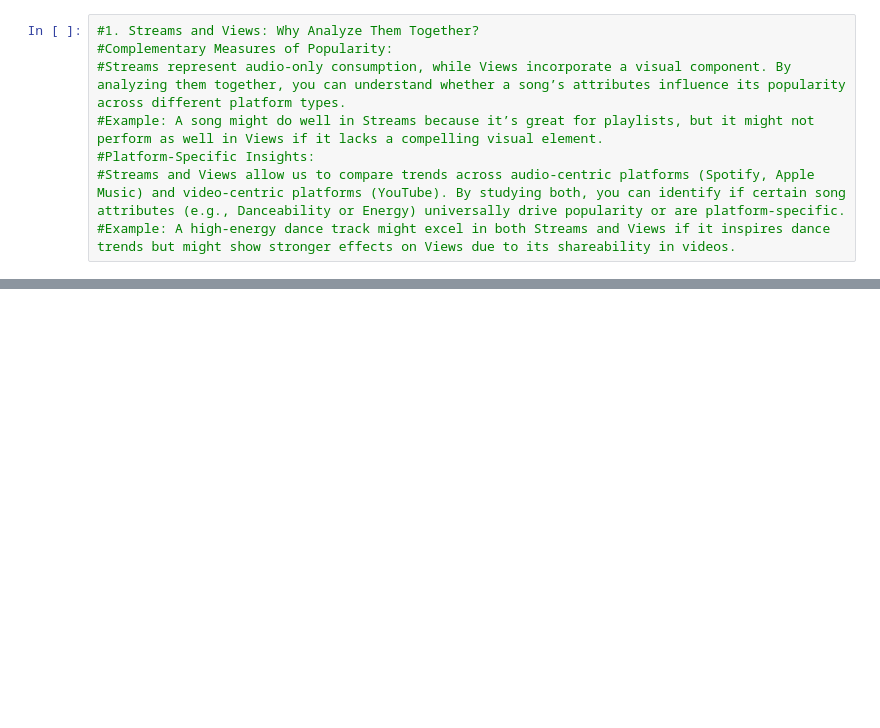
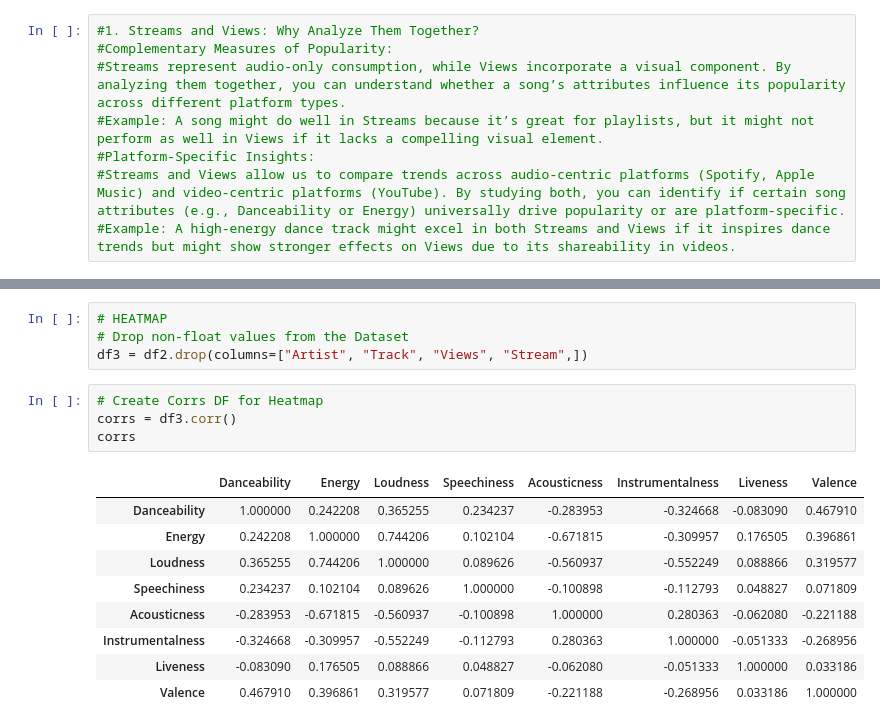
Before and after one commit to silvertimmy26/project1-group4, a Jupyter notebook: chase_work/question_4_CJM.ipynb, the cells around one changed output, grey strips where cells are left out. Cells and saved outputs as stored; diff of their text form; blank space fills up the shorter version.

```diff
--- a/chase_work/question_4_CJM.ipynb
+++ b/chase_work/question_4_CJM.ipynb
@@ -384 +124,19 @@ memory usage: 2.1+ MB
+# %%
+# HEATMAP
+# Drop non-float values from the Dataset
+df3 = df2.drop(columns=["Artist", "Track", "Views", "Stream",])
+# %%
+# Create Corrs DF for Heatmap
+corrs = df3.corr()
+corrs
+# %% [output]
+|  | Danceability | Energy | Loudness | Speechiness | Acousticness | Instrumentalness | Liveness | Valence |
+| Danceability | 1.000000 | 0.242208 | 0.365255 | 0.234237 | -0.283953 | -0.324668 | -0.083090 | 0.467910 |
+| Energy | 0.242208 | 1.000000 | 0.744206 | 0.102104 | -0.671815 | -0.309957 | 0.176505 | 0.396861 |
+| Loudness | 0.365255 | 0.744206 | 1.000000 | 0.089626 | -0.560937 | -0.552249 | 0.088866 | 0.319577 |
+| Speechiness | 0.234237 | 0.102104 | 0.089626 | 1.000000 | -0.100898 | -0.112793 | 0.048827 | 0.071809 |
+| Acousticness | -0.283953 | -0.671815 | -0.560937 | -0.100898 | 1.000000 | 0.280363 | -0.062080 | -0.221188 |
+| Instrumentalness | -0.324668 | -0.309957 | -0.552249 | -0.112793 | 0.280363 | 1.000000 | -0.051333 | -0.268956 |
+| Liveness | -0.083090 | 0.176505 | 0.088866 | 0.048827 | -0.062080 | -0.051333 | 1.000000 | 0.033186 |
+| Valence | 0.467910 | 0.396861 | 0.319577 | 0.071809 | -0.221188 | -0.268956 | 0.033186 | 1.000000 |
 # %%
```
Also changed, not shown: parts of 24 cells of this notebook.
